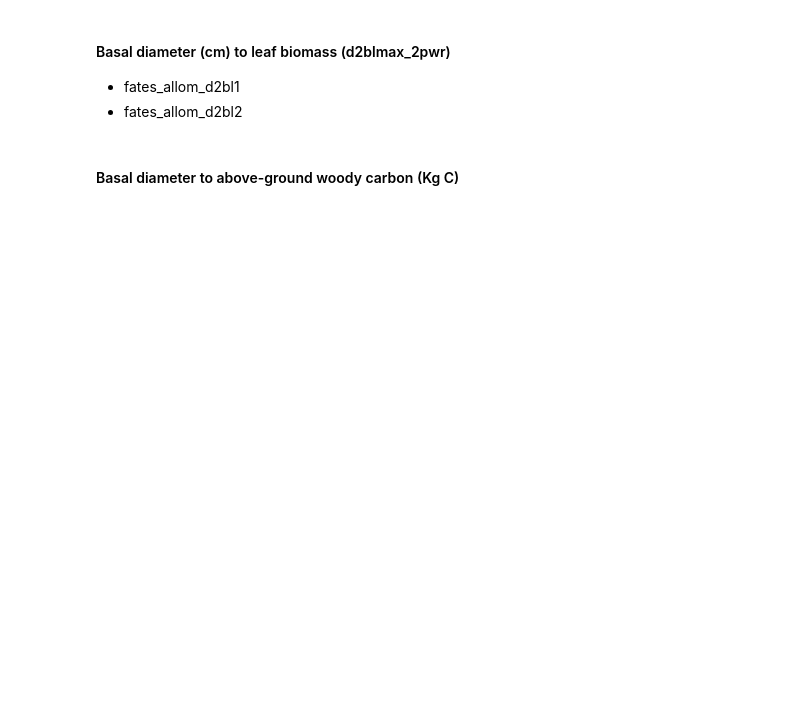
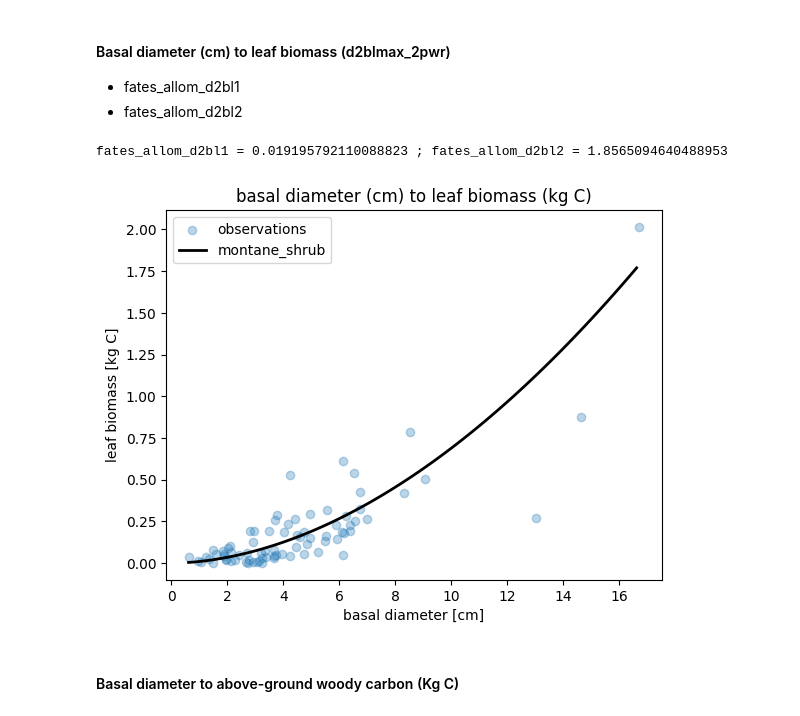
Before and after one commit to adamhb/california-fates, a Jupyter notebook: parameter_ranges/analyze_montane_shrub_trait_data.ipynb, the cells around one changed output. Drawn from its saved outputs; the diff is of its cells as text; code cells hidden in the pictures; blank space fills up the shorter version.

```diff
--- a/parameter_ranges/analyze_montane_shrub_trait_data.ipynb
+++ b/parameter_ranges/analyze_montane_shrub_trait_data.ipynb
@@ -858,40 +895,45 @@ print("fates_allom_d2h1",fates_allom_d2h1)
 # %%
 #visualize relationship between basal diameter and leaf biomass
 plt.scatter(conti_raw.BD_Lutz,conti_raw.leaf_biomass_kg_C, alpha = 0.3,
             label = "observations")
 plt.xlabel('basal diameter [cm]')
 plt.ylabel('leaf biomass [kg C]')
 
 
 conti_BD_LB = conti_raw[["BD_Lutz","leaf_biomass_kg_C"]]
 conti_BD_LB = conti_BD_LB[conti_BD_LB['leaf_biomass_kg_C'].notna()]
-#find optimal parameters for d2blmax_2pwr
 
 
-dbh_maxh = fates_allom_dbh_maxheight[2]
+#find optimal parameters for d2blmax_2pwr
 c2b = g_biomass_per_g_C
 popt, pcov = curve_fit(lambda d, p1, p2: d2blmax_2pwr(d, p1, p2, c2b, dbh_maxh),
                        xdata=list(conti_BD_LB.BD_Lutz), ydata=list(conti_BD_LB.leaf_biomass_kg_C))
 
 
 fates_allom_d2bl1 = getMeanMinMaxofParam(param = 0)
 fates_allom_d2bl2 = getMeanMinMaxofParam(param = 1)
 
-print("fates_allom_d2bl1 =",fates_allom_d2bl1[0], ";" , "fates_allom_d2bl2 =" , fates_allom_d2bl2[0])
+print("fates_allom_d2bl1 =",fates_allom_d2bl1[2], ";" , "fates_allom_d2bl2 =" , fates_allom_d2bl2[2])
 
-my_dict = update_fates_param_dict('fates_allom_d2bl1')
-my_dict = update_fates_param_dict('fates_allom_d2bl2')
+
+# Add to the allometry dict
+add_param_to_allometry_dict("fates_allom_d2bl1",fates_allom_d2bl1)
+add_param_to_allometry_dict("fates_allom_d2bl2",fates_allom_d2bl2)
 
 #add the montane shrub function to the plot
 #basal_diams = np.arange(conti_raw.BD_Lutz.min(),conti_raw.BD_Lutz.max(),0.2)
 
-leaf_biomass_model = d2blmax_2pwr(basal_diams, p1=fates_allom_d2bl1[0], p2=fates_allom_d2bl2[0],
-                                  c2b=g_biomass_per_g_C, dbh_maxh = fates_allom_dbh_maxheight[2])
+# I have lmode = 2 for shrubs so there is no allom cap on leaf biomass
+leaf_biomass_model = d2blmax_2pwr(basal_diams, p1=fates_allom_d2bl1[2], p2=fates_allom_d2bl2[2],
+                                  c2b=g_biomass_per_g_C, dbh_maxh = 999)
 
 plt.plot(basal_diams,leaf_biomass_model, label = "montane_shrub", color = "black", lw = 2)
 plt.legend()
 plt.title("basal diameter (cm) to leaf biomass (kg C)")
 plt.show()
+# %% [output]
+fates_allom_d2bl1 = 0.019195792110088823 ; fates_allom_d2bl2 = 1.8565094640488953
+[figure, added]
 # %% [markdown]
 #### Basal diameter to above-ground woody carbon (Kg C)
 # %%
```
Also changed, not shown: parts of 56 cells of this notebook, 7 other files.
